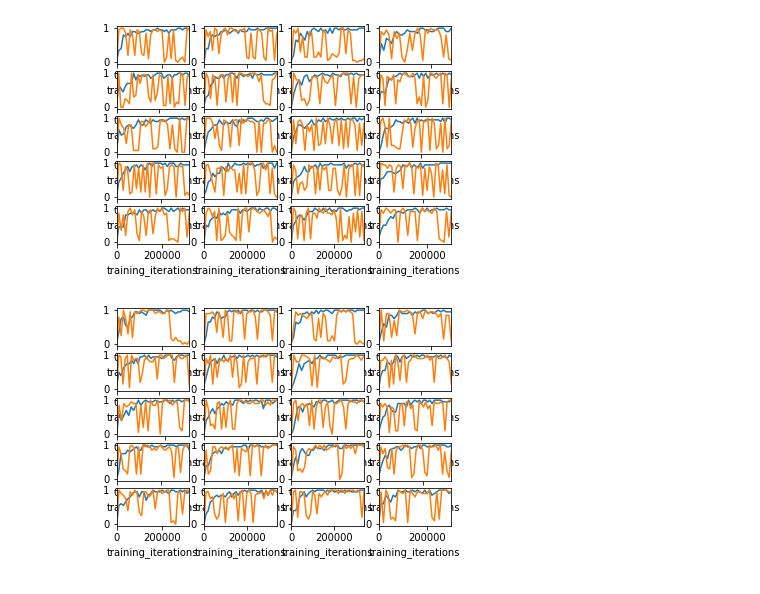
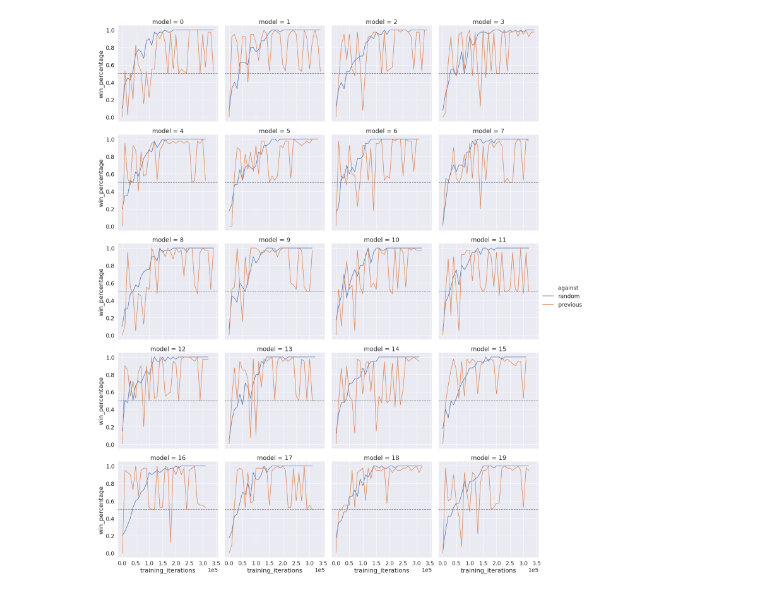
Before and after one commit to henribru/deep-mcts, a Jupyter notebook: deep_mcts/evaluate_training.ipynb, the cells around one changed output. Cells and saved outputs as stored; diff of their text form; code cells hidden in the pictures.

```diff
--- a/deep_mcts/evaluate_training.ipynb
+++ b/deep_mcts/evaluate_training.ipynb
@@ -6,12 +8,16 @@ from pathlib import Path
 # %%
-game = "othello"
+game = "hex"
 training_sessions = []
 for training_session_file in Path(f"{game}/training/").iterdir():
     training_session = pd.read_csv(str(training_session_file), index_col=0)
-    training_session.loc[:, "random_wins"] = (training_session.loc[:, "random_first_wins"] + training_session.loc[:, "random_second_wins"]) / 2
-    training_session.loc[:, "previous_wins"] = (training_session.loc[:, "previous_first_wins"] + training_session.loc[:, "previous_second_wins"]) / 2
-    training_sessions.append(training_session)
+    training_session.loc[:, "random_draws"] = (training_session.loc[:, "random_first_draws"] + training_session.loc[:, "random_second_draws"]) / 2
+    training_session.loc[:, "random_wins"] = (training_session.loc[:, "random_first_wins"] + training_session.loc[:, "random_second_wins"]) / 2 + 0.5 * training_session.loc[:, "random_draws"]
+    training_session.loc[:, "previous_draws"] = (training_session.loc[:, "previous_first_draws"] + training_session.loc[:, "previous_second_draws"]) / 2
+    training_session.loc[:, "previous_wins"] = (training_session.loc[:, "previous_first_wins"] + training_session.loc[:, "previous_second_wins"]) / 2 + 0.5 * training_session.loc[:, "previous_draws"]
+    training_session.loc[:, "model"] = int(training_session_file.stem)
+    random_training_session = training_session.loc[:, ["random_wins", "training_iterations", "model"]].rename(columns={"random_wins": "win_percentage"})
+    random_training_session.loc[:, "against"] = "random"
+    previous_training_session = training_session.loc[:, ["previous_wins", "training_iterations", "model"]].rename(columns={"previous_wins": "win_percentage"})
+    previous_training_session.loc[:, "against"] = "previous"
+    training_sessions.extend([random_training_session, previous_training_session])
+training_sessions = pd.concat(training_sessions)
-# %%
-fig, axes = plt.subplots(5, 4)
-for ax, training_session in zip(axes.flatten(), training_sessions):
-    training_session.set_index("training_iterations").loc[:, ["random_wins", "previous_wins"]].plot(ax=ax, legend=False)
@@ -20,12 +24,9 @@ for ax, training_session in zip(axes.flatten(), training_sessions):
-# %%
-fig, axes = plt.subplots(5, 4)
-for ax, training_session in zip(axes.flatten(), training_sessions):
-    training_session.set_index("training_iterations").loc[:, ["random_first_wins", "previous_first_wins"]].plot(ax=ax, legend=False)
-# %% [output]
-[figure, removed]
-# %%
-fig, axes = plt.subplots(5, 4)
-for ax, training_session in zip(axes.flatten(), training_sessions):
-    training_session.set_index("training_iterations").loc[:, ["random_second_wins", "previous_second_wins"]].plot(ax=ax, legend=False)
-# %% [output]
-[figure, removed]
+# %%
+with seaborn.plotting_context("notebook", font_scale=1.6):
+    g = seaborn.relplot(x="training_iterations", y="win_percentage", hue="against", data=training_sessions, kind="line", col="model", col_wrap=4)
+for ax in g.axes.flatten():
+    ax.ticklabel_format(axis="both", style="sci", scilimits=(0, 0))
+    ax.axhline(y=0.5, linestyle="--", color="gray")
+g.savefig(f"{game}_training_wins.png", dpi=300)
+# %% [output]
+[figure, added]
```
Also changed, not shown: parts of 2 cells of this notebook, 2 other files.
